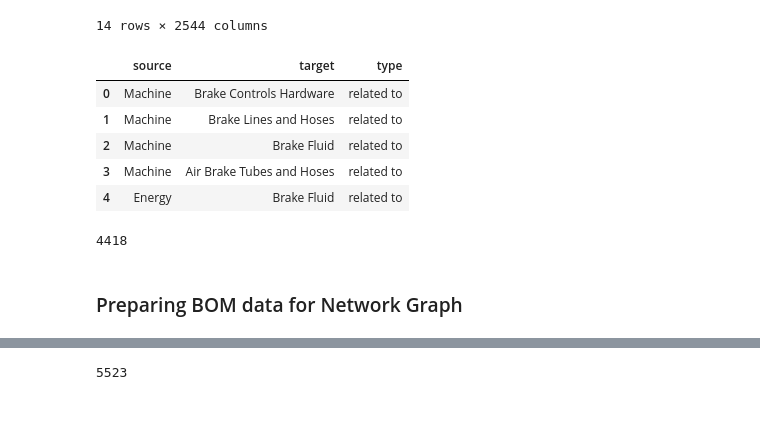
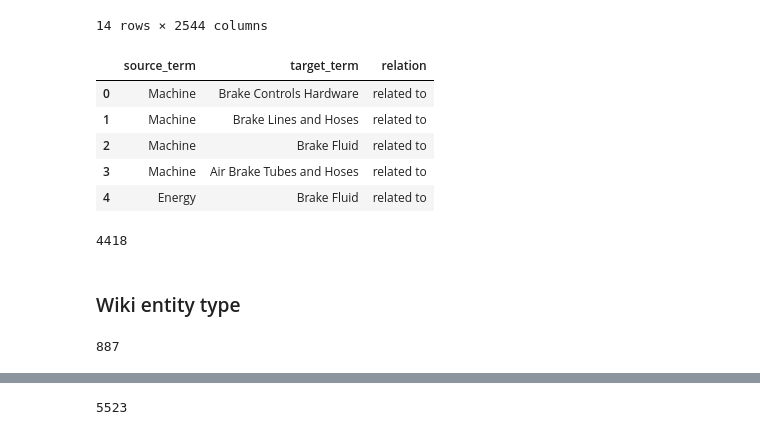
Before and after one commit to akamalas5/Building-Knowledge-Graph-for-Digital-Thread, a Jupyter notebook: code/Data Integration.ipynb, the cells around one changed output, grey strips where cells are left out. Drawn from its saved outputs; the diff is of its cells as text; code cells hidden in the pictures.

```diff
--- a/code/Data Integration.ipynb
+++ b/code/Data Integration.ipynb
@@ -236,12 +236,12 @@ for key in entity_dict.keys():
 # %%
 ent_cat_df2 = pd.DataFrame.from_dict(ent_cat_dict, orient='index').stack().reset_index()
 
-ent_cat_df2=ent_cat_df2.rename(columns={0:'target', 'level_0':'source'})
-ent_cat_df2['type'] = 'related to'
-ent_cat_df2 = ent_cat_df2[['source', 'target', 'type']]
+ent_cat_df2=ent_cat_df2.rename(columns={0:'target_term', 'level_0':'source_term'})
+ent_cat_df2['relation'] = 'related to'
+ent_cat_df2 = ent_cat_df2[['source_term', 'target_term', 'relation']]
 ent_cat_df2.head()
 # %% [output]
-|  | source | target | type |
+|  | source_term | target_term | relation |
 | 0 | Machine | Brake Controls Hardware | related to |
 | 1 | Machine | Brake Lines and Hoses | related to |
 | 2 | Machine | Brake Fluid | related to |
@@ -251,5 +251,16 @@ ent_cat_df2.head()
 len(ent_cat_df2)
 # %% [output]
 4418
-# %% [markdown]
-### Preparing BOM data for Network Graph
+# %% [markdown]
+### Wiki entity type
+# %%
+entity_type_df = pd.read_csv('../data/wiki_entity_vocab.csv')
+
+entity_vocab = {}
+for idx,ent_type in entity_type_df.iterrows():
+    entity = ent_type.entity
+    etype = ent_type.type
+    entity_vocab[entity]=etype
+len(entity_vocab)
+# %% [output]
+887
```
Also changed, not shown: parts of 32 cells of this notebook.
